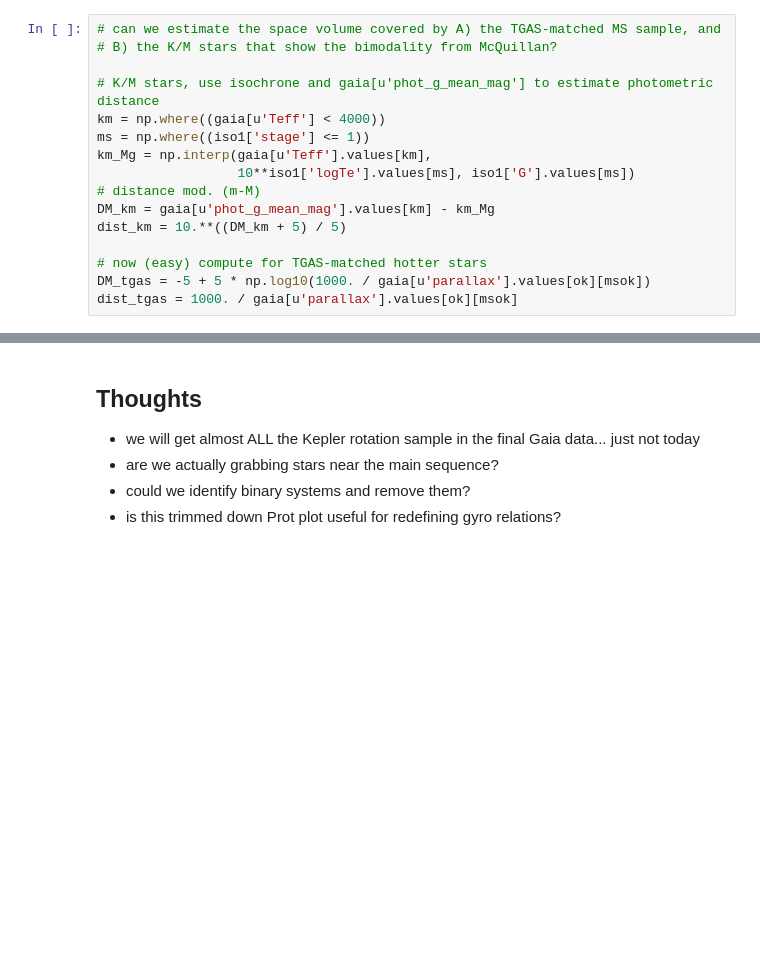
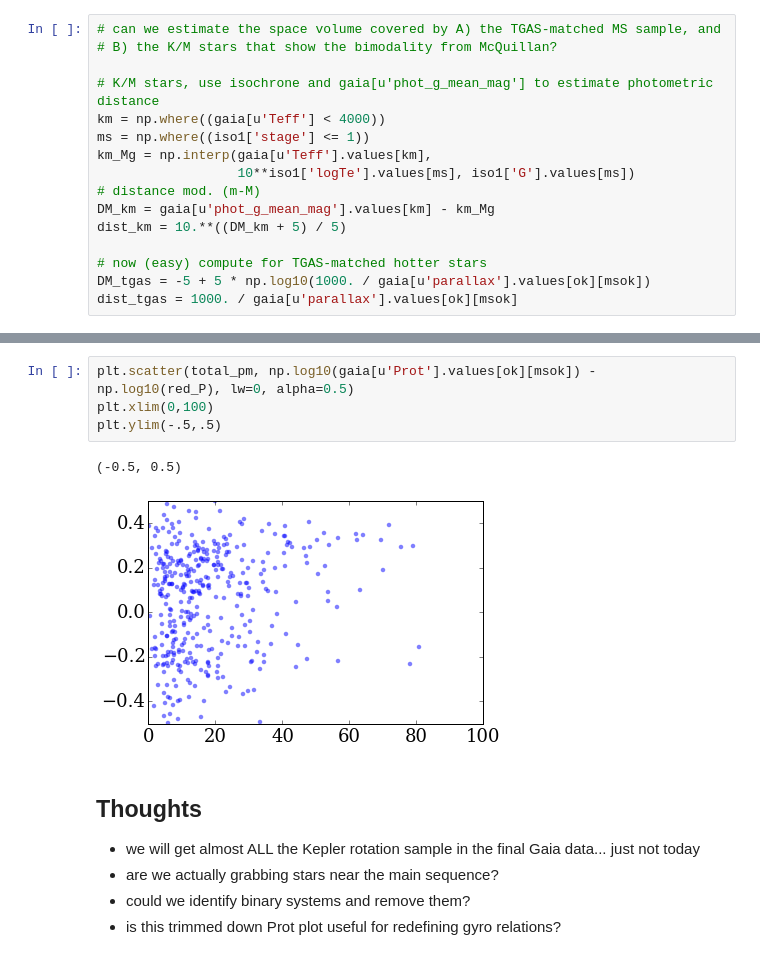
Before and after one commit to jradavenport/gaia_rot, a Jupyter notebook: explore.ipynb, the cells around one changed output, grey strips where cells are left out. Saved outputs shown, nothing was run; the diff lists cells and outputs as text; blank space fills up the shorter version.

```diff
--- a/explore.ipynb
+++ b/explore.ipynb
@@ -575,3 +630,10 @@ plt.savefig('fig6.png', dpi=300, bbox_inches='tight', pad_inches=0.25)
+# %%
+plt.scatter(total_pm, np.log10(gaia[u'Prot'].values[ok][msok]) - np.log10(red_P), lw=0, alpha=0.5)
+plt.xlim(0,100)
+plt.ylim(-.5,.5)
+# %% [output]
+(-0.5, 0.5)
+[figure, added]
 # %% [markdown]
 ## Thoughts
 
```
Also changed, not shown: parts of 19 cells of this notebook.
